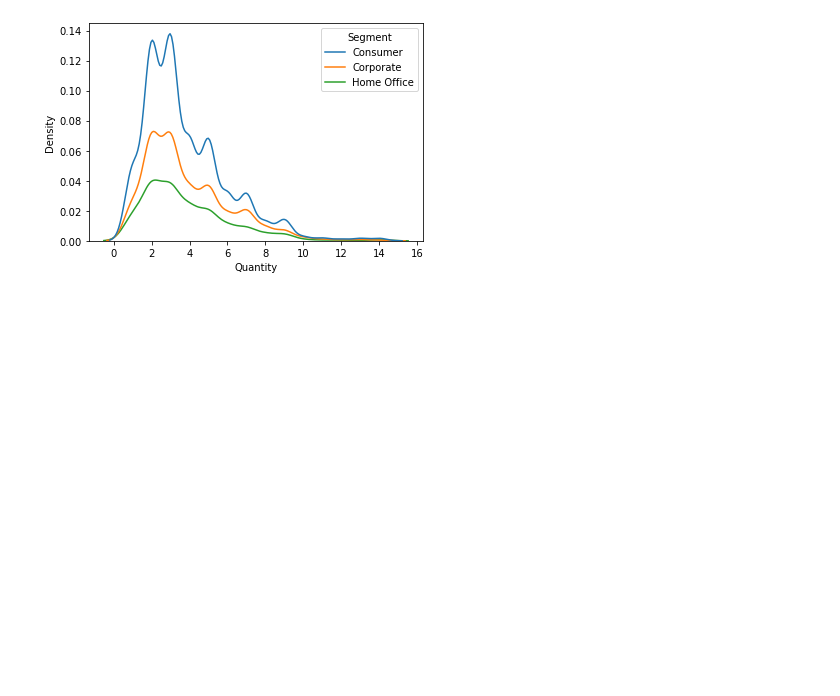
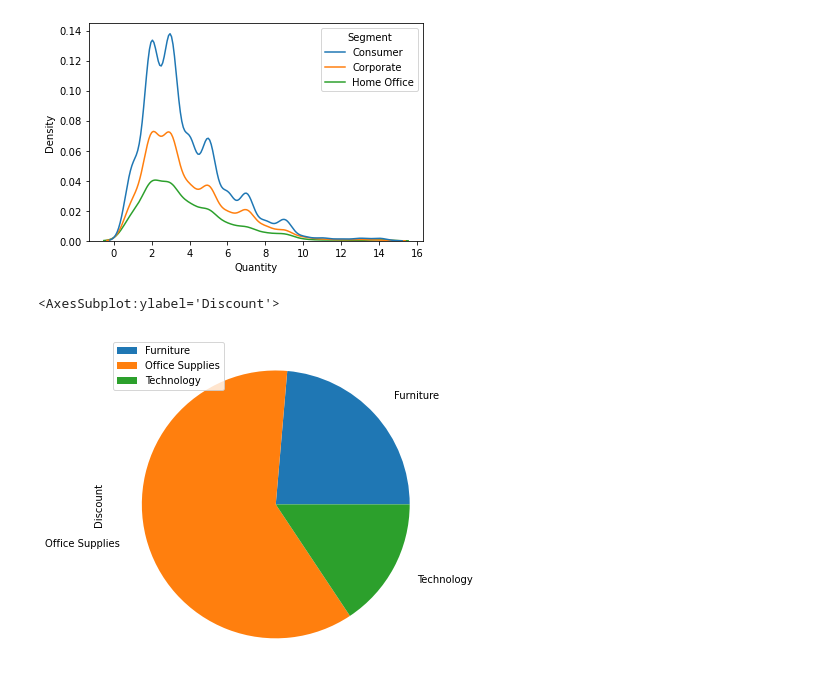
Before and after one commit to SOWMIYA2003/Ex-08-Data-Visualization-, a Jupyter notebook: final.ipynb, the cells around one changed output. Drawn from its saved outputs; the diff is of its cells as text; code cells hidden in the pictures; blank space fills up the shorter version.

```diff
--- a/final.ipynb
+++ b/final.ipynb
@@ -383,3 +383,9 @@ sns.kdeplot(x="Quantity", data = df,hue='Segment')
 # %% [output]
 <AxesSubplot:xlabel='Quantity', ylabel='Density'>
 [figure]
+# %%
+from matplotlib import pyplot as plt
+df.groupby(['Category']).sum().plot(kind='pie', y='Discount',figsize=(6,10),pctdistance=1.7,labeldistance=1.2)
+# %% [output]
+<AxesSubplot:ylabel='Discount'>
+[figure, added]
```
Also changed, not shown: parts of 4 cells of this notebook, 6 other files.
